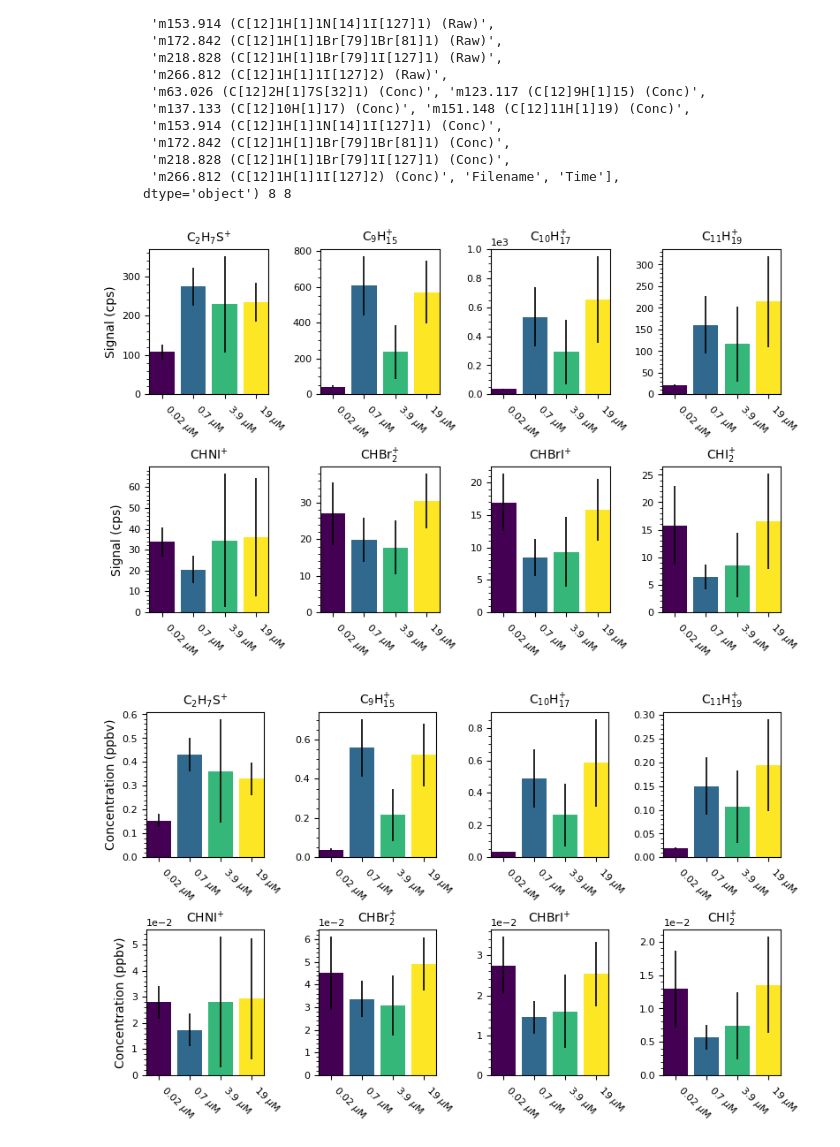
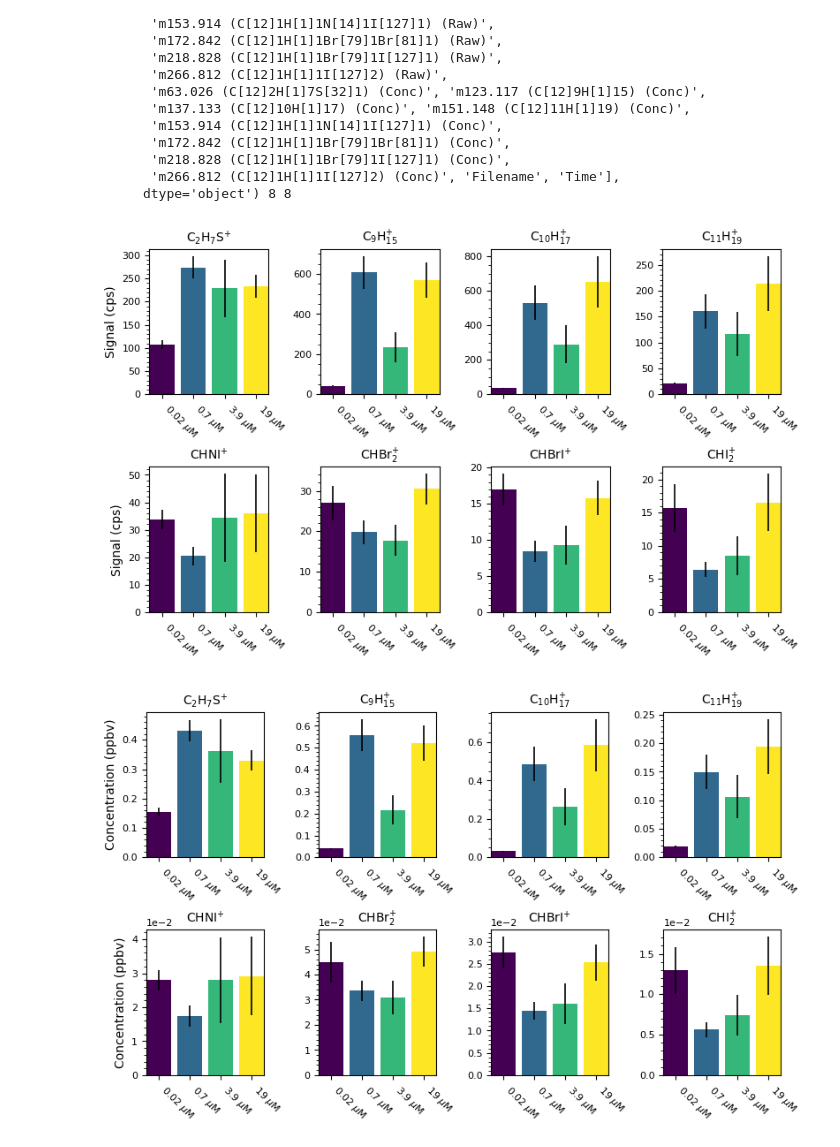
Before and after one commit to Normann25/DataTreatment_PhD, a Jupyter notebook: Ulva_preliminary/PTR_MS.ipynb, the cells around one changed output. Drawn from its saved outputs; the diff is of its cells as text; code cells hidden in the pictures.

```diff
--- a/Ulva_preliminary/PTR_MS.ipynb
+++ b/Ulva_preliminary/PTR_MS.ipynb
@@ -10,7 +10,7 @@ warnings.filterwarnings('ignore')
 pd.options.mode.chained_assignment = None  # suppress warnings
 # %%
 path = '../../../Data/2025/250929-251003_Ulva/PTR-MS'
-data = import_PTRMS(path, '', '29/09/2025 08:03:26')
+data = import_PTRMS(path, '')
 data = data['Peaks of interest_Abst Time']
 
 raw_keys = []
@@ -58,53 +58,53 @@ P_conc = [r'0.02 $\mu$M', r'0.7 $\mu$M', r'3.9 $\mu$M', r'19 $\mu$M']
 # %%
 P002_timestamps = [['2025-09-30 12:39', '2025-09-30 14:38'],
                    ['2025-10-02 16:51', '2025-10-02 18:57']]
-P002_raw_mean, P002_raw_std = exp_mean(data, raw_keys, P002_timestamps)
-P002_conc_mean, P002_conc_std = exp_mean(data, conc_keys, P002_timestamps)
+P002_raw_mean, P002_raw_std = exp_mean(data, raw_keys, P002_timestamps, np.ones(len(raw_keys)))
+P002_conc_mean, P002_conc_std = exp_mean(data, conc_keys, P002_timestamps, np.ones(len(conc_keys)))
 P07_timestamps = [['2025-10-01 15:47', '2025-10-01 17:49'],
                   ['2025-10-03 10:00', '2025-10-03 12:03']]
-P07_raw_mean, P07_raw_std = exp_mean(data, raw_keys, P07_timestamps)
-P07_conc_mean, P07_conc_std = exp_mean(data, conc_keys, P07_timestamps)
+P07_raw_mean, P07_raw_std = exp_mean(data, raw_keys, P07_timestamps, np.ones(len(raw_keys)))
+P07_conc_mean, P07_conc_std = exp_mean(data, conc_keys, P07_timestamps, np.ones(len(conc_keys)))
 P39_timestamps = [['2025-09-29 17:10', '2025-09-29 19:11'],
                   ['2025-10-01 09:32', '2025-10-01 11:31'],
                   ['2025-10-02 13:23', '2025-10-02 15:27']]
-P39_raw_mean, P39_raw_std = exp_mean(data, raw_keys, P39_timestamps)
-P39_conc_mean, P39_conc_std = exp_mean(data, conc_keys, P39_timestamps)
+P39_raw_mean, P39_raw_std = exp_mean(data, raw_keys, P39_timestamps, np.ones(len(raw_keys)))
+P39_conc_mean, P39_conc_std = exp_mean(data, conc_keys, P39_timestamps, np.ones(len(conc_keys)))
 P19_timestamps = [['2025-09-30 16:14', '2025-09-30 18:14'],     # Start time may not be correct, ask Clement for lab notes.
                   ['2025-10-02 09:51', '2025-10-02 12:06'],
                   ['2025-10-03 13:17', '2025-10-03 15:17']]
-P19_raw_mean, P19_raw_std = exp_mean(data, raw_keys, P19_timestamps)
-P19_conc_mean, P19_conc_std = exp_mean(data, conc_keys, P19_timestamps)
+P19_raw_mean, P19_raw_std = exp_mean(data, raw_keys, P19_timestamps, np.ones(len(raw_keys)))
+P19_conc_mean, P19_conc_std = exp_mean(data, conc_keys, P19_timestamps, np.ones(len(conc_keys)))
 
 raw_mean_bubling = pd.DataFrame({'P002': P002_raw_mean, 'P07': P07_raw_mean, 'P39': P39_raw_mean, 'P19': P19_raw_mean}).T
 raw_mean_bubling.columns = ['C2H7S', 'C9H15', 'C10H17', 'C11H19', 'CHNI', 'CHBr2', 'CHBrI', 'CHI2']
 raw_std_bubling = pd.DataFrame({'P002': P002_raw_std, 'P07': P07_raw_std, 'P39': P39_raw_std, 'P19': P19_raw_std}).T
 raw_std_bubling.columns = ['C2H7S', 'C9H15', 'C10H17', 'C11H19', 'CHNI', 'CHBr2', 'CHBrI', 'CHI2']
 conc_mean_bubling = pd.DataFrame({'P002': P002_conc_mean, 'P07': P07_conc_mean, 'P39': P39_conc_mean, 'P19': P19_conc_mean}).T
 conc_mean_bubling.columns = ['C2H7S', 'C9H15', 'C10H17', 'C11H19', 'CHNI', 'CHBr2', 'CHBrI', 'CHI2']
 conc_std_bubling = pd.DataFrame({'P002': P002_conc_std, 'P07': P07_conc_std, 'P39': P39_conc_std, 'P19': P19_conc_std}).T
 conc_std_bubling.columns = ['C2H7S', 'C9H15', 'C10H17', 'C11H19', 'CHNI', 'CHBr2', 'CHBrI', 'CHI2']
 
 fig1, axes1 = plt.subplots(2, 4, figsize = (8, 5))      # plt.subplots(1, 8, figsize = (15, 2.5))
-plot_barchart(axes1.flatten(), raw_mean_bubling, raw_std_bubling, P_conc, None)
+plot_multi_barchart(axes1.flatten(), raw_mean_bubling, raw_std_bubling, P_conc, None)
 axes1[0][0].set_ylabel('Signal (cps)')
 axes1[1][0].set_ylabel('Signal (cps)')
 for ax, compound in zip(axes1.flatten(), compounds):
     ax.set_ylim(bottom = 0)
     ax.set_title(compound, fontsize = 10)
 fig1.tight_layout(pad = 0.5)
 fig1.savefig('Ulva_bubling_preliminary.jpg', dpi = 1000)
 
 fig2, axes2 = plt.subplots(2, 4, figsize = (8, 5))
-plot_barchart(axes2.flatten(), conc_mean_bubling, conc_std_bubling, P_conc, None)
+plot_multi_barchart(axes2.flatten(), conc_mean_bubling, conc_std_bubling, P_conc, None)
 axes2[0][0].set_ylabel('Concentration (ppbv)')
 axes2[1][0].set_ylabel('Concentration (ppbv)')
 for ax, compound in zip(axes2.flatten(), compounds):
     ax.set_ylim(bottom = 0)
     ax.set_title(compound, fontsize = 10)
 fig2.tight_layout(pad = 0.5)
 # %% [output]
-[figure, old version]
+[figure, new version]
-[figure, old version]
+[figure, new version]
 # %%
 P002_timestamps = [['2025-09-30 12:08', '2025-09-30 12:39'],
                    ['2025-10-02 16:21', '2025-10-02 16:51']]
```
Also changed, not shown: parts of 1 cell of this notebook.
